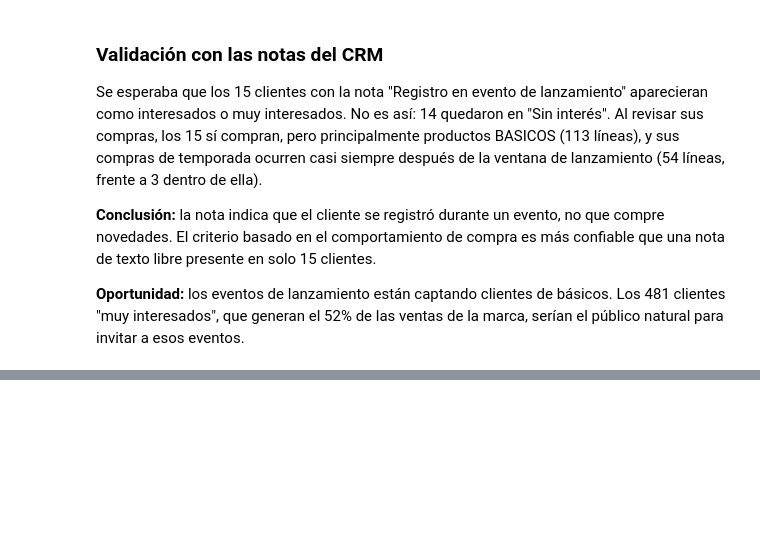
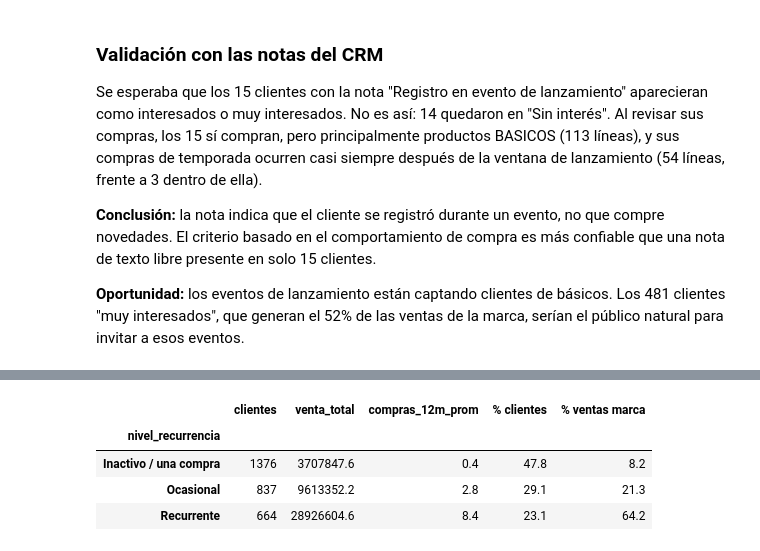
Before and after one commit to Edmh1/retail-customer-analytics, a Jupyter notebook: notebooks/02_analisis.ipynb, the cells around one changed output, grey strips where cells are left out. Cells and saved outputs as stored; diff of their text form; code cells hidden in the pictures; blank space fills up the shorter version.

```diff
--- a/notebooks/02_analisis.ipynb
+++ b/notebooks/02_analisis.ipynb
@@ -281,0 +400,19 @@ Las novedades atraen a un grupo pequeño de clientes que concentra más de la mi
+# %%
+clientes["compras_total"] = n_compras
+clientes["compras_12m"] = compras_12m
+
+clientes["nivel_recurrencia"] = pd.cut(clientes["compras_12m"], bins=[-1, 1, 5, float("inf")],
+                                       labels=["Inactivo / una compra", "Ocasional", "Recurrente"])
+
+resumen_q2 = (clientes.groupby("nivel_recurrencia", observed=True)
+              .agg(clientes=("venta_total", "size"), venta_total=("venta_total", "sum"),
+                   compras_12m_prom=("compras_12m", "mean")))
+resumen_q2["% clientes"] = (resumen_q2["clientes"] / resumen_q2["clientes"].sum() * 100).round(1)
+resumen_q2["% ventas marca"] = (resumen_q2["venta_total"] / total_marca * 100).round(1)
+resumen_q2.round(1)
+# %% [output]
+|  | clientes | venta_total | compras_12m_prom | % clientes | % ventas marca |
+| nivel_recurrencia |  |  |  |  |  |
+| Inactivo / una compra | 1376 | 3707847.6 | 0.4 | 47.8 | 8.2 |
+| Ocasional | 837 | 9613352.2 | 2.8 | 29.1 | 21.3 |
+| Recurrente | 664 | 28926604.6 | 8.4 | 23.1 | 64.2 |
```
Also changed, not shown: parts of 10 cells of this notebook, 2 other files.
